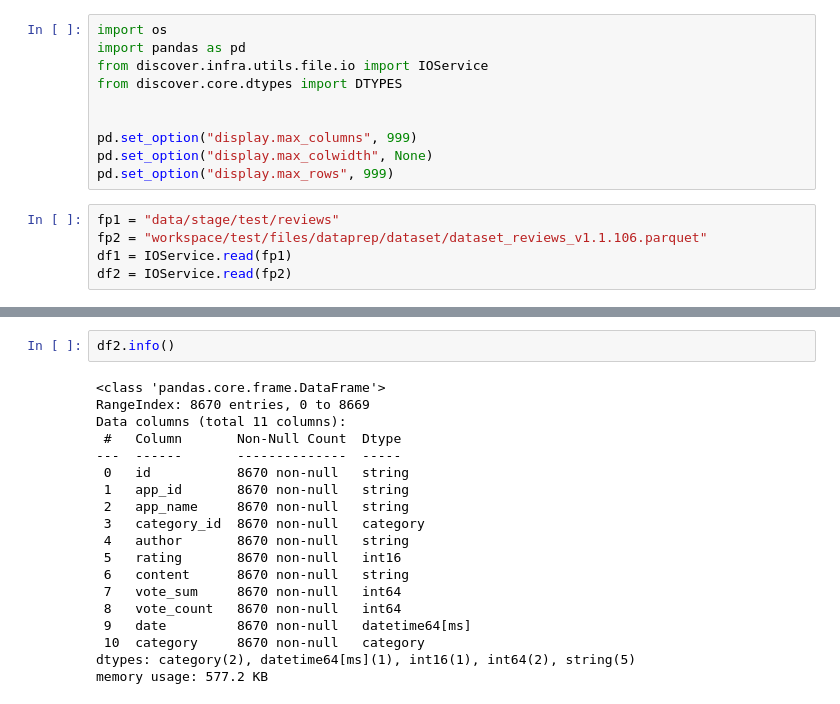
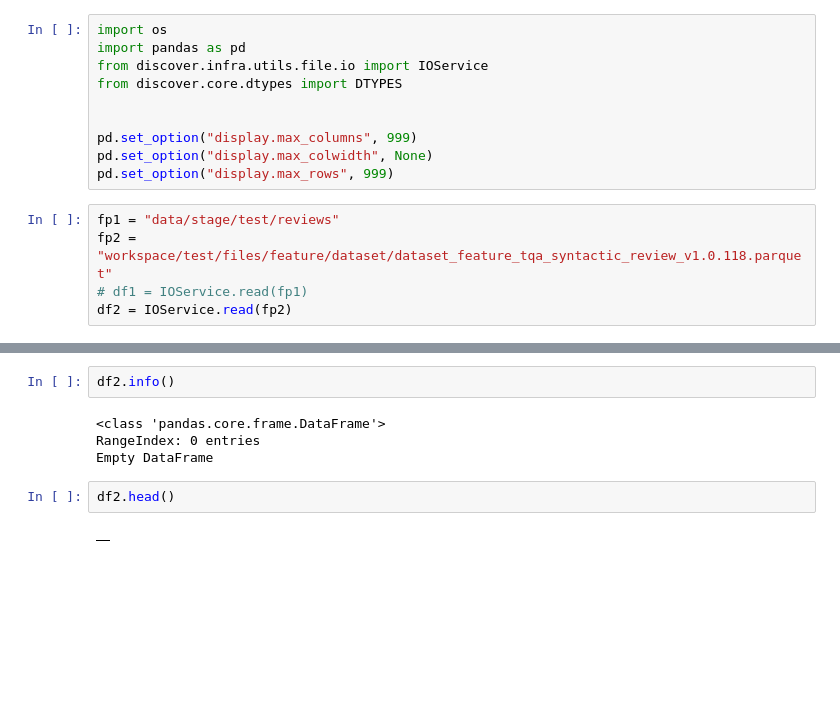
Before and after one commit to variancexplained/genai-lab-slm, a Jupyter notebook: notebooks/lab/dataset.ipynb, the cells around one changed output, grey strips where cells are left out. Cells and saved outputs as stored; diff of their text form; blank space fills up the shorter version.

Commit message:
tqa_syntactic

```diff
--- a/notebooks/lab/dataset.ipynb
+++ b/notebooks/lab/dataset.ipynb
@@ -12,6 +12,6 @@ pd.set_option("display.max_colwidth", None)
 pd.set_option("display.max_rows", 999)
 # %%
 fp1 = "data/stage/test/reviews"
-fp2 = "workspace/test/files/dataprep/dataset/dataset_reviews_v1.1.106.parquet"
-df1 = IOService.read(fp1)
+fp2 = "workspace/test/files/feature/dataset/dataset_feature_tqa_syntactic_review_v1.0.118.parquet"
+# df1 = IOService.read(fp1)
 df2 = IOService.read(fp2)
@@ -40,20 +19,9 @@ memory usage: 771.1+ KB
 df2.info()
 # %% [output]
 <class 'pandas.core.frame.DataFrame'>
-RangeIndex: 8670 entries, 0 to 8669
-Data columns (total 11 columns):
- #   Column       Non-Null Count  Dtype
----  ------       --------------  -----
- 0   id           8670 non-null   string
- 1   app_id       8670 non-null   string
- 2   app_name     8670 non-null   string
- 3   category_id  8670 non-null   category
- 4   author       8670 non-null   string
- 5   rating       8670 non-null   int16
- 6   content      8670 non-null   string
- 7   vote_sum     8670 non-null   int64
- 8   vote_count   8670 non-null   int64
- 9   date         8670 non-null   datetime64[ms]
- 10  category     8670 non-null   category
-dtypes: category(2), datetime64[ms](1), int16(1), int64(2), string(5)
-memory usage: 577.2 KB
+RangeIndex: 0 entries
+Empty DataFrame
+# %%
+df2.head()
+# %% [output]
+|  |
```
Also changed, not shown: parts of 1 cell of this notebook, 22 other files.
